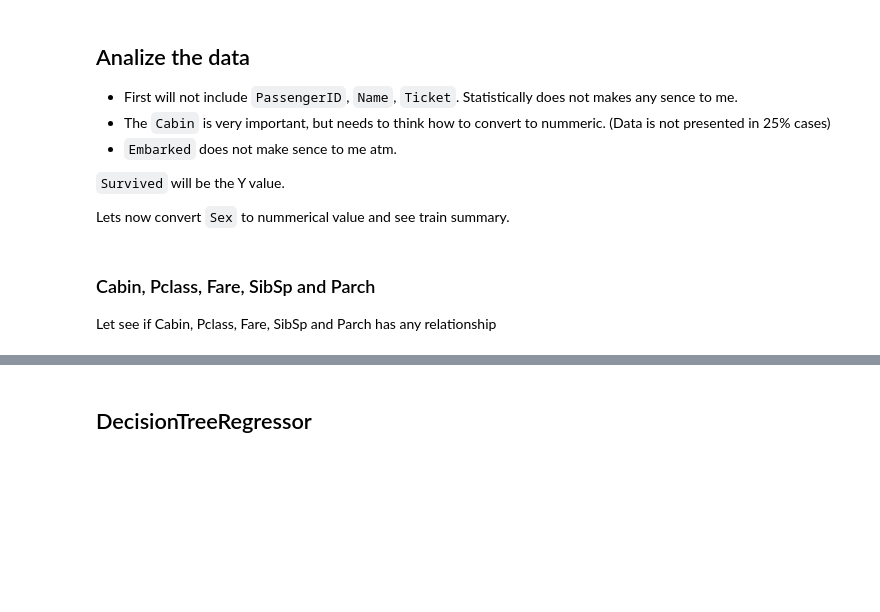
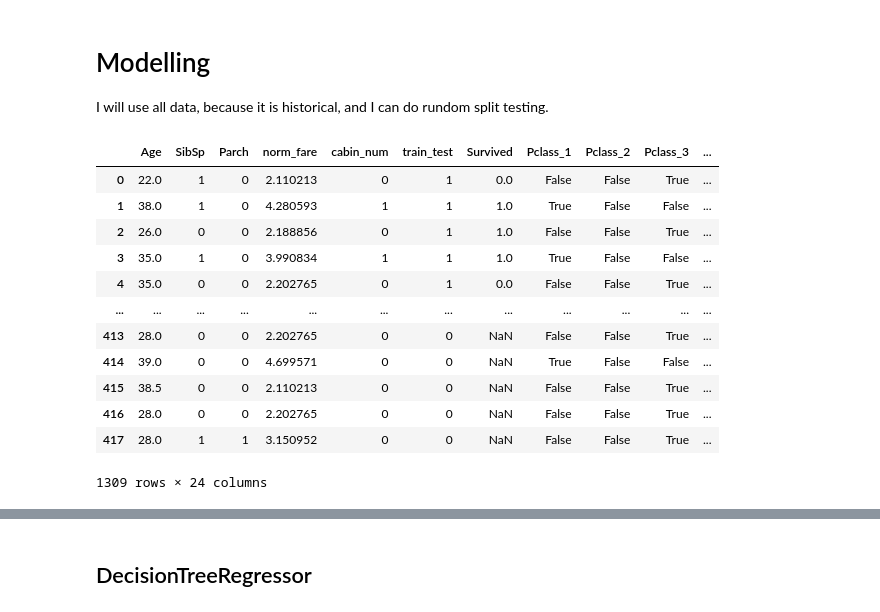
Before and after one commit to dianamatkava/ml-ds-projects, a Jupyter notebook: Titanic/Titanic.ipynb, the cells around one changed output, grey strips where cells are left out. Cells and saved outputs as stored; diff of their text form; code cells hidden in the pictures; blank space fills up the shorter version.

```diff
--- a/Titanic/Titanic.ipynb
+++ b/Titanic/Titanic.ipynb
@@ -1,17 +1,15 @@
 # %%
+import numpy as np
 import pandas as pd
+import seaborn as sns
+import matplotlib.pyplot as plt
 
 # TODO: use S3 to to fetch data from.
 submission = pd.read_csv('./data/gender_submission.csv')
+training = pd.read_csv('./data/train.csv')
 test = pd.read_csv('./data/test.csv')
-train = pd.read_csv('./data/train.csv')
 
-print("\nTest Dataset")
-print(train.drop(["Name"], axis=1).head())
-
-print("\nColumns")
-print(train.columns)
-
-print("\nGet non empty col count")
-print(train.count())
-# print(test.count())
+training['train_test'] = 1
+test['train_test'] = 0
+test['Survived'] = np.NaN
+all_data = pd.concat([training,test])
@@ -36,18 +16,35 @@ dtype: int64
-# %% [markdown]
-## Analize the data
-
-- First will not include `PassengerID`, `Name`, `Ticket`. Statistically does not makes any sence to me.
-- The `Cabin` is very important, but needs to think how to convert to nummeric. (Data is not presented in 25% cases)
-- `Embarked` does not make sence to me atm.
-
-`Survived` will be the Y value.
-
-Lets now convert `Sex` to nummerical value and see train summary.
+# %% [markdown]
+# Modelling
+I will use all data, because it is historical, and I can do rundom split testing.
 # %%
-replace_gender = {'female': 1, "male": -1}  # all data given
-test.Sex = test.Sex.replace(replace_gender)
-train.Sex = train.Sex.replace(replace_gender)
+# From Feature Engineering section
+all_data['cabin_num'] = training.Cabin.apply(lambda x: 0 if pd.isna(x) else len(x.split(' ')))
+all_data['cabin_adv'] = training.Cabin.apply(lambda x: str(x)[0])
+
+# Fill na's with median
+all_data.Age = all_data.Age.fillna(training.Age.median())
+all_data.Fare = all_data.Fare.fillna(training.Fare.median())
+
+# log norm of fare
+all_data['norm_fare'] = np.log(all_data.Fare+1)
+
+# converted fare to category for pd.get_dummies()
+all_data.Pclass = all_data.Pclass.astype(str)
+
+#created dummy variables from categories (also can use OneHotEncoder)
+all_dummies = pd.get_dummies(all_data[['Pclass','Sex','Age','SibSp','Parch','norm_fare','Embarked','cabin_adv','cabin_num','train_test', 'Survived']])
+all_dummies
+# %% [output]
+|  | Age | SibSp | Parch | norm_fare | cabin_num | train_test | Survived | Pclass_1 | Pclass_2 | Pclass_3 | ... |
+| 0 | 22.0 | 1 | 0 | 2.110213 | 0 | 1 | 0.0 | False | False | True | ... |
+| 1 | 38.0 | 1 | 0 | 4.280593 | 1 | 1 | 1.0 | True | False | False | ... |
+| 2 | 26.0 | 0 | 0 | 2.188856 | 0 | 1 | 1.0 | False | False | True | ... |
+| 3 | 35.0 | 1 | 0 | 3.990834 | 1 | 1 | 1.0 | True | False | False | ... |
+| 4 | 35.0 | 0 | 0 | 2.202765 | 0 | 1 | 0.0 | False | False | True | ... |
+| ... | ... | ... | ... | ... | ... | ... | ... | ... | ... | ... | ... |
+| 413 | 28.0 | 0 | 0 | 2.202765 | 0 | 0 | NaN | False | False | True | ... |
+| 414 | 39.0 | 0 | 0 | 4.699571 | 0 | 0 | NaN | True | False | False | ... |
+| 415 | 38.5 | 0 | 0 | 2.110213 | 0 | 0 | NaN | False | False | True | ... |
+| 416 | 28.0 | 0 | 0 | 2.202765 | 0 | 0 | NaN | False | False | True | ... |
+| 417 | 28.0 | 1 | 1 | 3.150952 | 0 | 0 | NaN | False | False | True | ... |
+1309 rows × 24 columns
-# %% [markdown]
-### Cabin, Pclass, Fare, SibSp and Parch
-
-Let see if Cabin, Pclass, Fare, SibSp and Parch has any relationship
```
Also changed, not shown: parts of 15 cells of this notebook, 16 other files.
